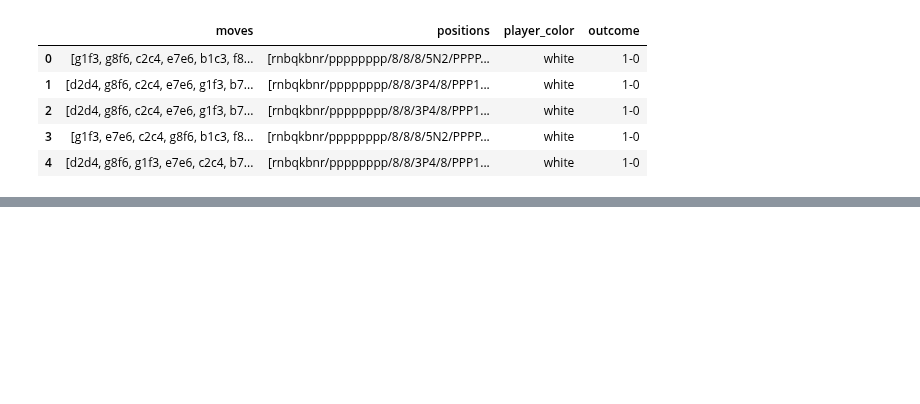
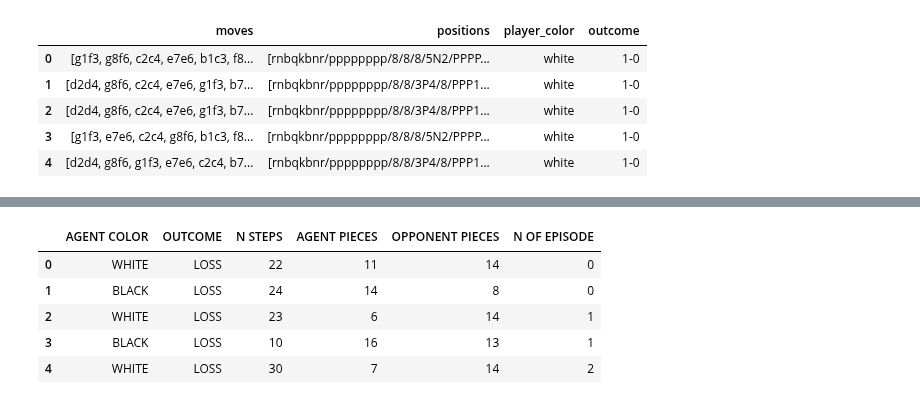
Before and after one commit to inesleonidasrocha/ChessRL23, a Jupyter notebook: RL PROJECT DeepQLearning.ipynb, the cells around one changed output, grey strips where cells are left out. Cells and saved outputs as stored; diff of their text form; code cells hidden in the pictures; blank space fills up the shorter version.

```diff
--- a/RL PROJECT DeepQLearning.ipynb
+++ b/RL PROJECT DeepQLearning.ipynb
@@ -778,0 +1319,9 @@ train_df.head()
+# %%
+df.head(5)
+# %% [output]
+|  | AGENT COLOR | OUTCOME | N STEPS | AGENT PIECES | OPPONENT PIECES | N OF EPISODE |
+| 0 | WHITE | LOSS | 22 | 11 | 14 | 0 |
+| 1 | BLACK | LOSS | 24 | 14 | 8 | 0 |
+| 2 | WHITE | LOSS | 23 | 6 | 14 | 1 |
+| 3 | BLACK | LOSS | 10 | 16 | 13 | 1 |
+| 4 | WHITE | LOSS | 30 | 7 | 14 | 2 |
```
Also changed, not shown: parts of 11 cells of this notebook.
